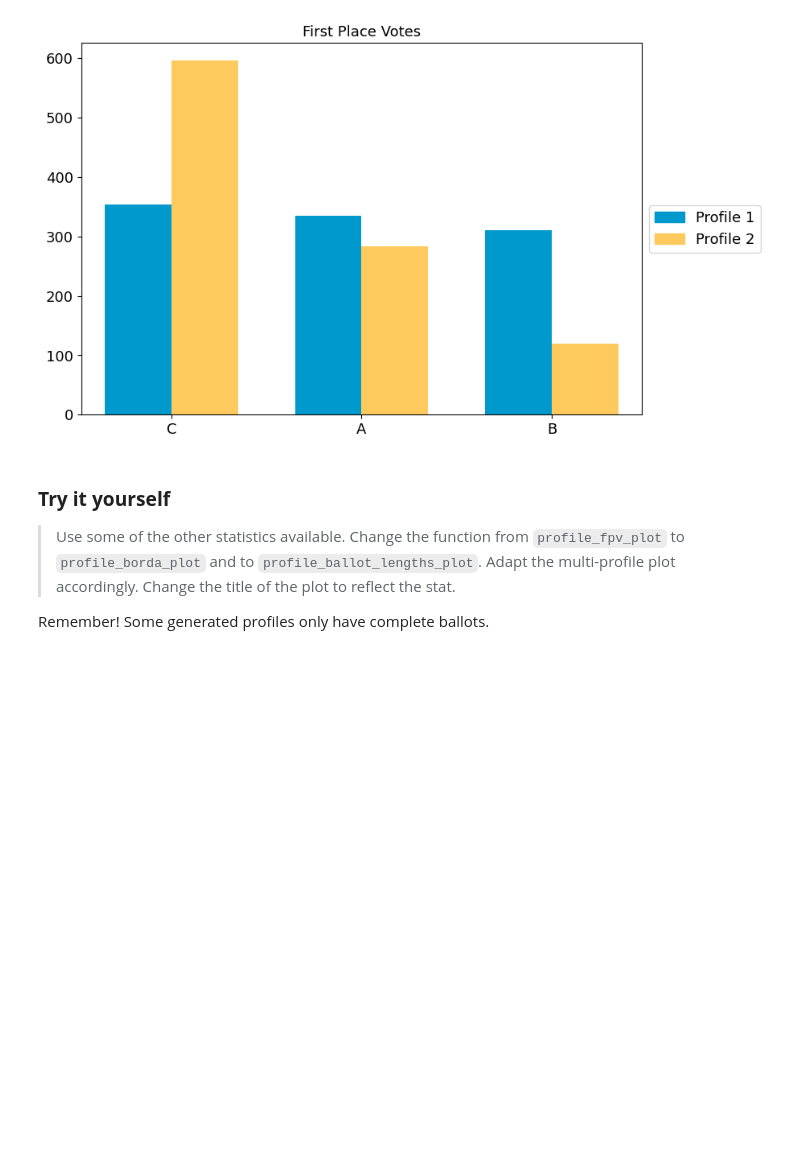
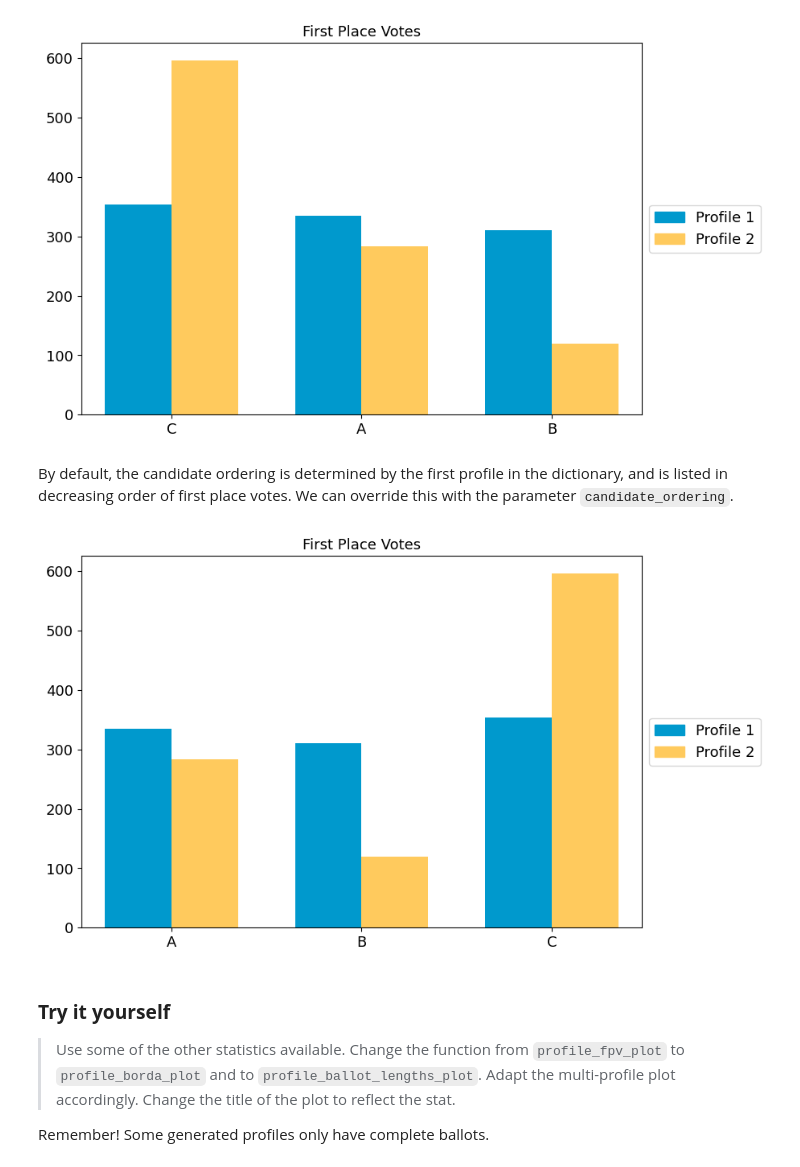
Before and after one commit to mggg/VoteKit, a Jupyter notebook: notebooks/3_viz.ipynb, the cells around one changed output. Drawn from its saved outputs; the diff is of its cells as text; code cells hidden in the pictures; blank space fills up the shorter version.

Commit message:
update notebook 3 candidate ordering

```diff
--- a/notebooks/3_viz.ipynb
+++ b/notebooks/3_viz.ipynb
@@ -62,6 +62,15 @@ fig2 = multi_profile_fpv_plot({"Profile 1":profile1, "Profile 2":profile2}, titl
 # %% [output]
 [figure]
 [figure]
+# %% [markdown]
+By default, the candidate ordering is determined by the first profile in the dictionary, and is listed in decreasing order of first place votes. We can override this with the parameter ``candidate_ordering``.
+# %%
+fig2 = multi_profile_fpv_plot({"Profile 1":profile1, "Profile 2":profile2},
+                              title= "First Place Votes",
+                              show_profile_legend=True,
+                              candidate_ordering=['A', 'B', 'C'])
+# %% [output]
+[figure, added]
 # %% [markdown]
 ### **Try it yourself**
 > Use some of the other statistics available. Change the function from `profile_fpv_plot` to `profile_borda_plot` and to `profile_ballot_lengths_plot`. Adapt the multi-profile plot accordingly. Change the title of the plot to reflect the stat.
```
